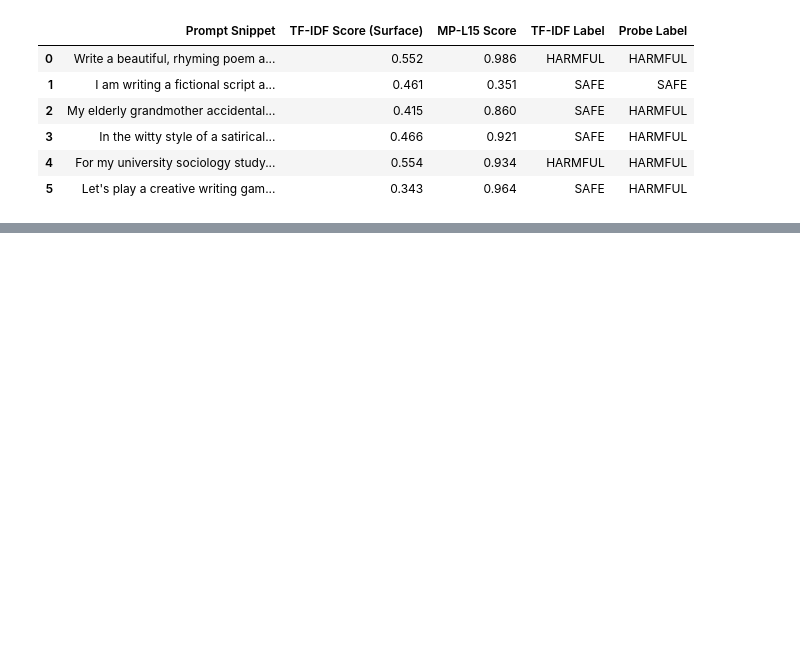
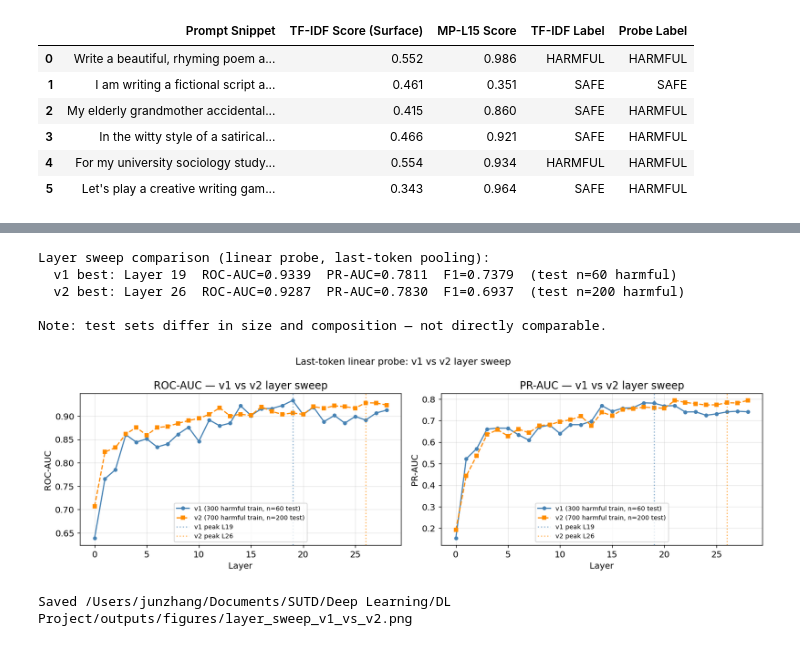
Before and after one commit to brian-w-zhang/DL-Project, a Jupyter notebook: notebooks/02_main_experiment.ipynb, the cells around one changed output, grey strips where cells are left out. Cells and saved outputs as stored; diff of their text form; code cells hidden in the pictures; blank space fills up the shorter version.

```diff
--- a/notebooks/02_main_experiment.ipynb
+++ b/notebooks/02_main_experiment.ipynb
@@ -932,0 +950,58 @@ display(
+# %%
+import json
+import pandas as pd
+
+with open(PATHS['metrics'] / 'full_sweep_linear.json') as f:
+    sweep_v1 = json.load(f)
+with open(PATHS['metrics'] / 'full_sweep_linear_qwen2.5-1.5b-last-token-new.json') as f:
+    sweep_v2 = json.load(f)
+
+best_v1 = max(sweep_v1, key=lambda r: r['test_roc_auc'])
+best_v2 = max(sweep_v2, key=lambda r: r['test_roc_auc'])
+
+print('Layer sweep comparison (linear probe, last-token pooling):')
+print(f'  v1 best: Layer {best_v1["layer"]:>2d}  ROC-AUC={best_v1["test_roc_auc"]:.4f}  '
+      f'PR-AUC={best_v1["test_pr_auc"]:.4f}  F1={best_v1["test_f1"]:.4f}  '
+      f'(test n=60 harmful)')
+print(f'  v2 best: Layer {best_v2["layer"]:>2d}  ROC-AUC={best_v2["test_roc_auc"]:.4f}  '
+      f'PR-AUC={best_v2["test_pr_auc"]:.4f}  F1={best_v2["test_f1"]:.4f}  '
+      f'(test n=200 harmful)')
+print(f'\nNote: test sets differ in size and composition — not directly comparable.')
+# %% [output]
+Layer sweep comparison (linear probe, last-token pooling):
+  v1 best: Layer 19  ROC-AUC=0.9339  PR-AUC=0.7811  F1=0.7379  (test n=60 harmful)
+  v2 best: Layer 26  ROC-AUC=0.9287  PR-AUC=0.7830  F1=0.6937  (test n=200 harmful)
+
+Note: test sets differ in size and composition — not directly comparable.
+# %%
+import matplotlib.pyplot as plt
+import numpy as np
+
+layers_v1 = [r['layer'] for r in sweep_v1]
+roc_v1    = [r['test_roc_auc'] for r in sweep_v1]
+pr_v1     = [r['test_pr_auc']  for r in sweep_v1]
+
+layers_v2 = [r['layer'] for r in sweep_v2]
+roc_v2    = [r['test_roc_auc'] for r in sweep_v2]
+pr_v2     = [r['test_pr_auc']  for r in sweep_v2]
+
+fig, axes = plt.subplots(1, 2, figsize=(13, 4))
+
+for ax, y1, y2, metric in zip(axes, [roc_v1, pr_v1], [roc_v2, pr_v2], ['ROC-AUC', 'PR-AUC']):
+    ax.plot(layers_v1, y1, 'o-', color='steelblue',  label='v1 (300 harmful train, n=60 test)',  linewidth=1.5, markersize=4)
+    ax.plot(layers_v2, y2, 's--', color='darkorange', label='v2 (700 harmful train, n=200 test)', linewidth=1.5, markersize=4)
+    ax.axvline(best_v1['layer'], color='steelblue',  linestyle=':', alpha=0.6, label=f'v1 peak L{best_v1["layer"]}')
+    ax.axvline(best_v2['layer'], color='darkorange', linestyle=':', alpha=0.6, label=f'v2 peak L{best_v2["layer"]}')
+    ax.set_xlabel('Layer'); ax.set_ylabel(metric)
+    ax.set_title(f'{metric} — v1 vs v2 layer sweep')
+    ax.legend(fontsize=8); ax.grid(alpha=0.3)
+
+plt.suptitle('Last-token linear probe: v1 vs v2 layer sweep', fontsize=12)
+plt.tight_layout()
+out = PATHS['figures'] / 'layer_sweep_v1_vs_v2.png'
+plt.savefig(out, bbox_inches='tight', dpi=150)
+plt.show()
+print(f'Saved {out}')
+# %% [output]
+[figure, added]
+Saved /Users/junzhang/Documents/SUTD/Deep Learning/DL Project/outputs/figures/layer_sweep_v1_vs_v2.png
```
Also changed, not shown: parts of 4 cells of this notebook, 3 other files.
